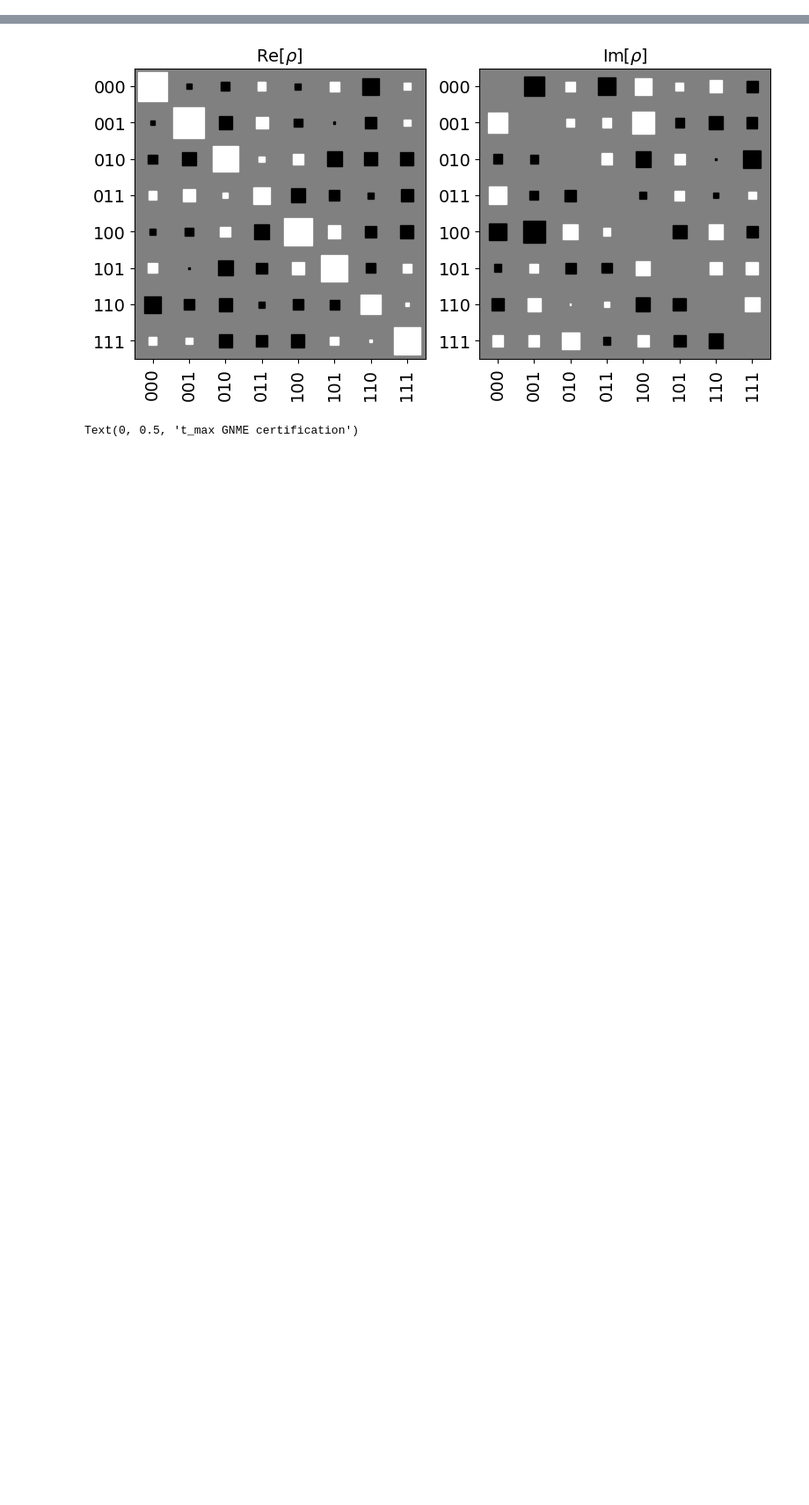
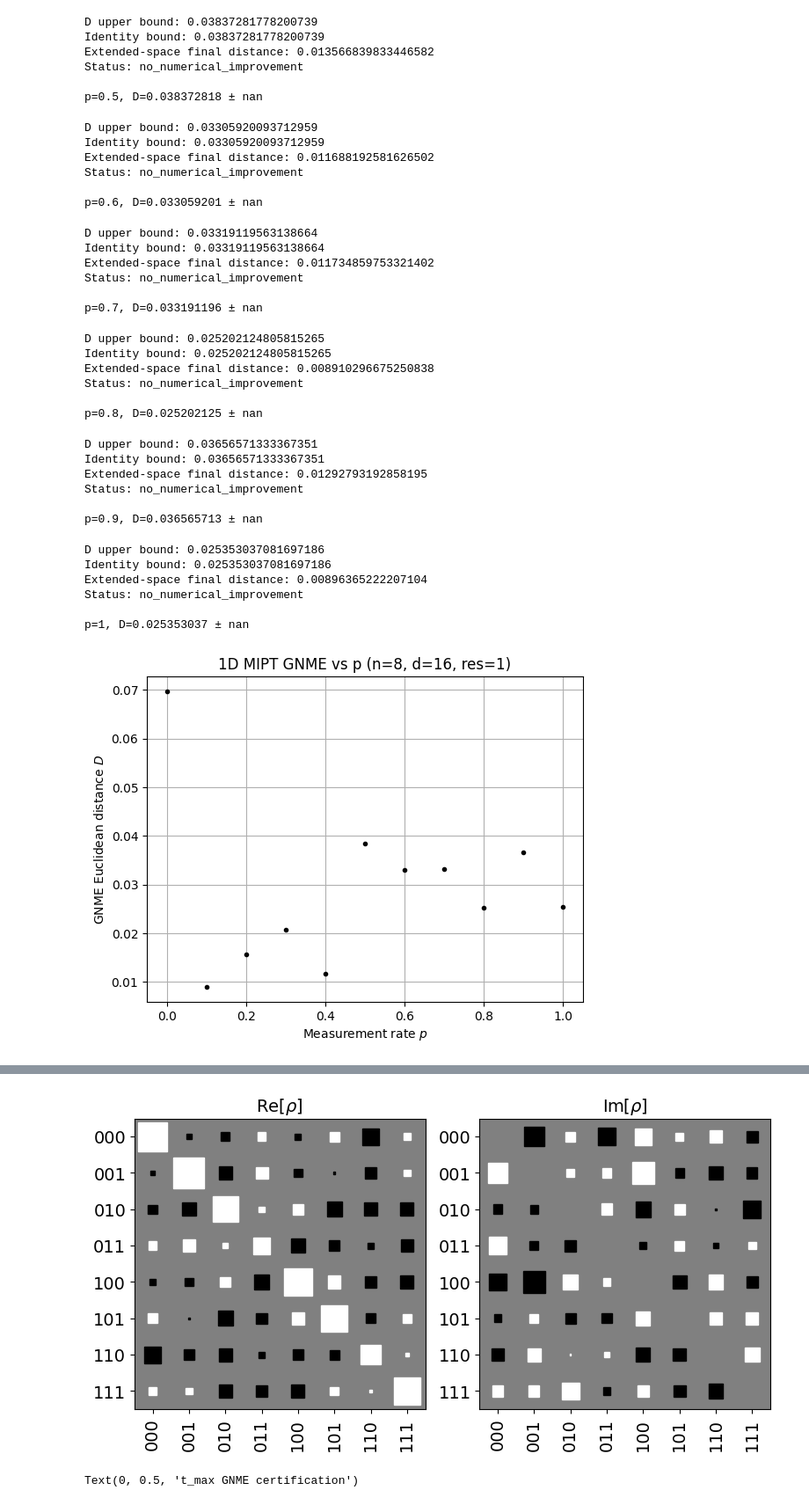
Before and after one commit to amarce4/mipt, a Jupyter notebook: python/gmne.ipynb, the cells around one changed output, grey strips where cells are left out. Shown at 88% size. Saved outputs shown, nothing was run; the diff lists cells and outputs as text; code cells hidden in the pictures; blank space fills up the shorter version.

```diff
--- a/python/gmne.ipynb
+++ b/python/gmne.ipynb
@@ -943,11 +1,12 @@ GHZ3 white noise p=1.00: D=0, iters=0, converged=True
 # %%
 from mipt import *
+from uqn_gilbert_gpu import gilbert_uqn_distance_3q
 
 backend = AerSimulator(device='CPU', method='matrix_product_state')
-n = 6
+n = 8
 d = 2 * n
 # p = 0.17
-reps = 3
+reps = 1
 p_values = np.linspace(0.0, 1.0, 11)
 
 means = []
@@ -955,29 +14,40 @@ stderrs = []
 
 for p in p_values:
     Ds = []
-    print(f"Simulating p = {p}", end='', flush=True)
+    # print(f"Simulating p = {p}", end='', flush=True)
     for r in range(reps):
-        print(".", end='', flush=True)
+        # print(".", end='', flush=True)
+
         qc = random_mipt_1d(n=n, d=d, p=float(p), closed=True)
         qc.save_density_matrix(qubits=[0,1,2], label='final_state')
         transpiled_qc = transpile(qc, backend)
         result = backend.run(transpiled_qc).result()
         sub_m = result.data(0)['final_state']
 
-        res_p = gilbert_uqn_distance_3q(
+
+
+        res = gilbert_uqn_distance_3q(
             sub_m,
-            input_order="internal",
-            max_iter=140,
+            input_order="qiskit",
+            qiskit_qubit_order=(0, 1, 2),
+            device="cuda",
+            dtype="complex64",
+            max_iter=120,
             memory=60,
-            triangle_samples=500,
-            biseparable_samples=100,
-            product_samples=30,
-            initial_triangle_atoms=40,
-            initial_biseparable_atoms=20,
-            seed=1000 + int(1000 * p),
+            oracle_starts=64,
+            oracle_steps=200,
+            learning_rate=0.04,
+            retry_multiplier=2,
+            seed=1234,
         )
 
-        Ds.append(res_p.distance)
+        print("D =", res.distance)
+        print("status =", res.status)
+        print("device =", res.device)
+        print("time =", res.elapsed_seconds)
+        print("identity bound =", res.identity_bound)
+
+        Ds.append(res.distance)
     print()
     Ds = np.asarray(Ds, dtype=float)
 
@@ -1000,0 +96,37 @@ Simulating p = 0.2...
+D upper bound: 0.03837281778200739
+Identity bound: 0.03837281778200739
+Extended-space final distance: 0.013566839833446582
+Status: no_numerical_improvement
+
+p=0.5, D=0.038372818 ± nan
+D upper bound: 0.03305920093712959
+Identity bound: 0.03305920093712959
+Extended-space final distance: 0.011688192581626502
+Status: no_numerical_improvement
+
+p=0.6, D=0.033059201 ± nan
+D upper bound: 0.03319119563138664
+Identity bound: 0.03319119563138664
+Extended-space final distance: 0.011734859753321402
+Status: no_numerical_improvement
+
+p=0.7, D=0.033191196 ± nan
+D upper bound: 0.025202124805815265
+Identity bound: 0.025202124805815265
+Extended-space final distance: 0.008910296675250838
+Status: no_numerical_improvement
+
+p=0.8, D=0.025202125 ± nan
+D upper bound: 0.03656571333367351
+Identity bound: 0.03656571333367351
+Extended-space final distance: 0.01292793192858195
+Status: no_numerical_improvement
+
+p=0.9, D=0.036565713 ± nan
+D upper bound: 0.025353037081697186
+Identity bound: 0.025353037081697186
+Extended-space final distance: 0.00896365222207104
+Status: no_numerical_improvement
+
+p=1, D=0.025353037 ± nan
+[figure, added]
```
Also changed, not shown: parts of 6 cells of this notebook, 15 other files.
